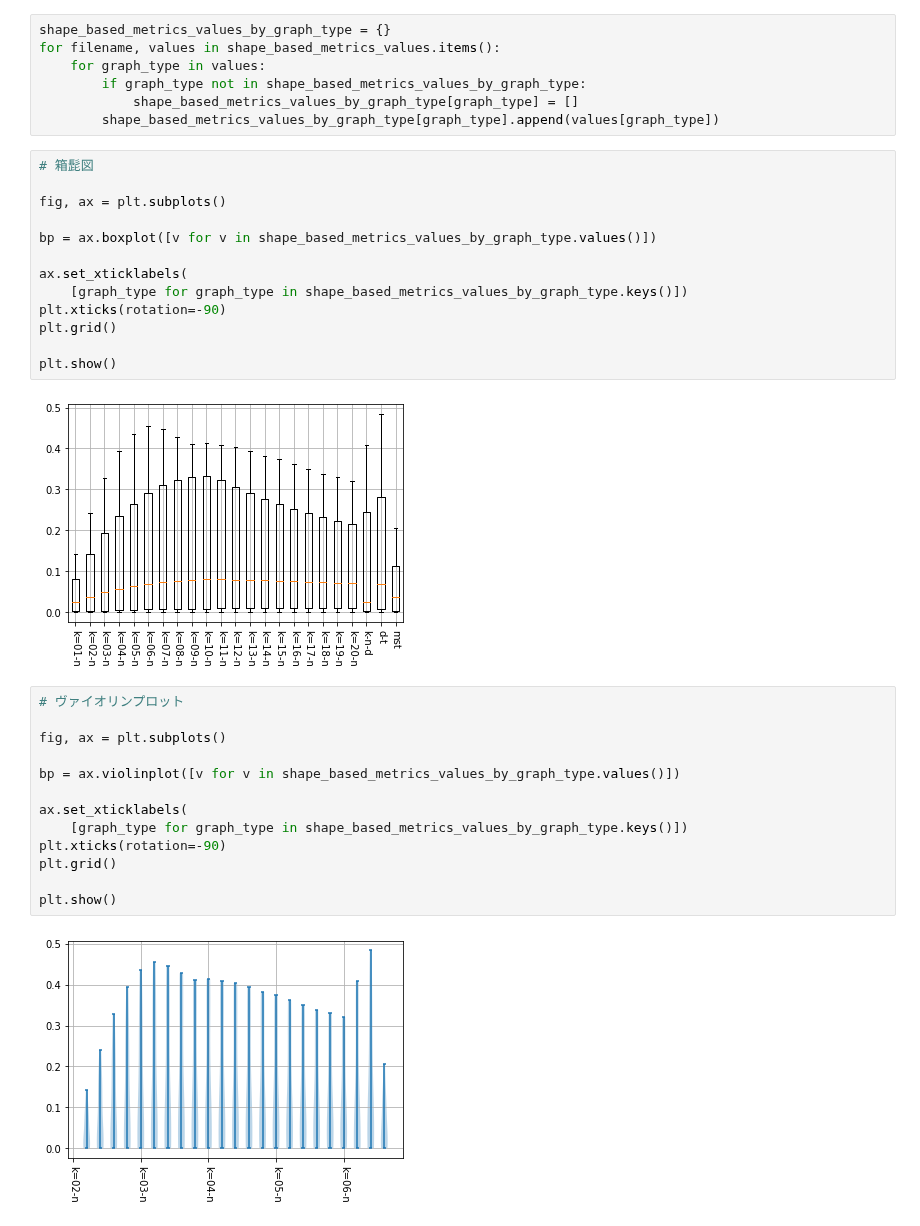
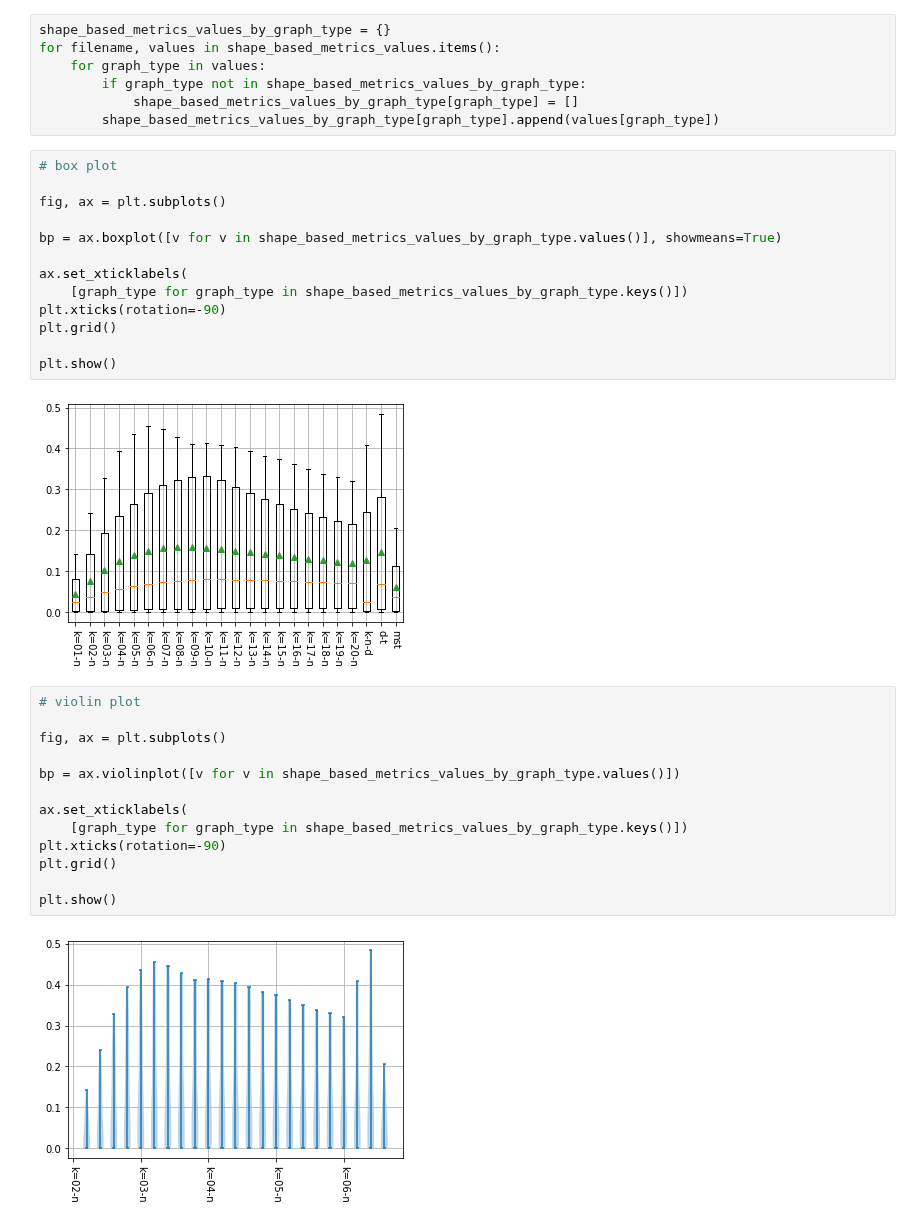
Before and after one commit to FugaTakata/hyperparameter-in-graph-drawing, a Jupyter notebook: hyperparameter_optimization.ipynb, the cells around one changed output. Saved outputs shown, nothing was run; the diff lists cells and outputs as text.

```diff
--- a/hyperparameter_optimization.ipynb
+++ b/hyperparameter_optimization.ipynb
@@ -376,22 +380,22 @@ for filename, values in shape_based_metrics_values.items():
             shape_based_metrics_values_by_graph_type[graph_type] = []
         shape_based_metrics_values_by_graph_type[graph_type].append(values[graph_type])
 # %%
-# 箱髭図
+# box plot
 
 fig, ax = plt.subplots()
 
-bp = ax.boxplot([v for v in shape_based_metrics_values_by_graph_type.values()])
+bp = ax.boxplot([v for v in shape_based_metrics_values_by_graph_type.values()], showmeans=True)
 
 ax.set_xticklabels(
     [graph_type for graph_type in shape_based_metrics_values_by_graph_type.keys()])
 plt.xticks(rotation=-90)
 plt.grid()
 
 plt.show()
 # %% [output]
-[figure, old version]
+[figure, new version]
 # %%
-# ヴァイオリンプロット
+# violin plot
 
 fig, ax = plt.subplots()
 
```
Also changed, not shown: parts of 5 cells of this notebook, 5 other files.
